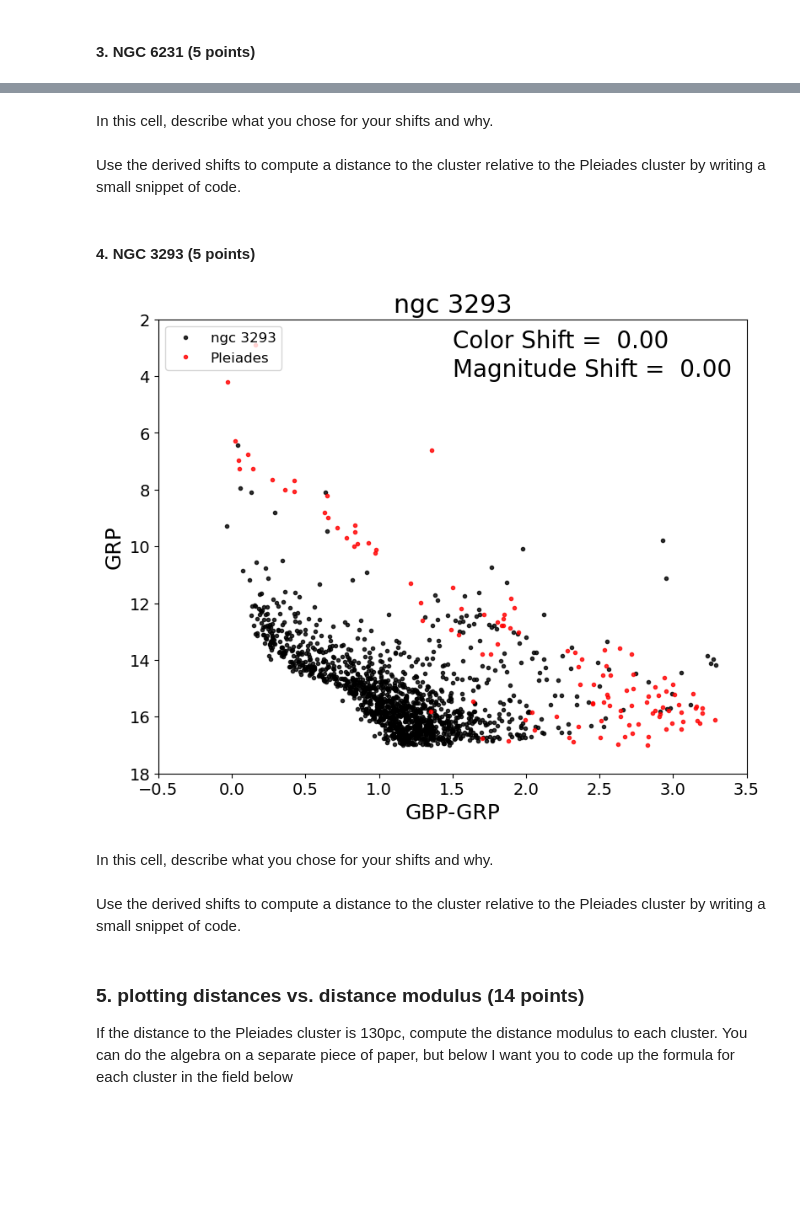
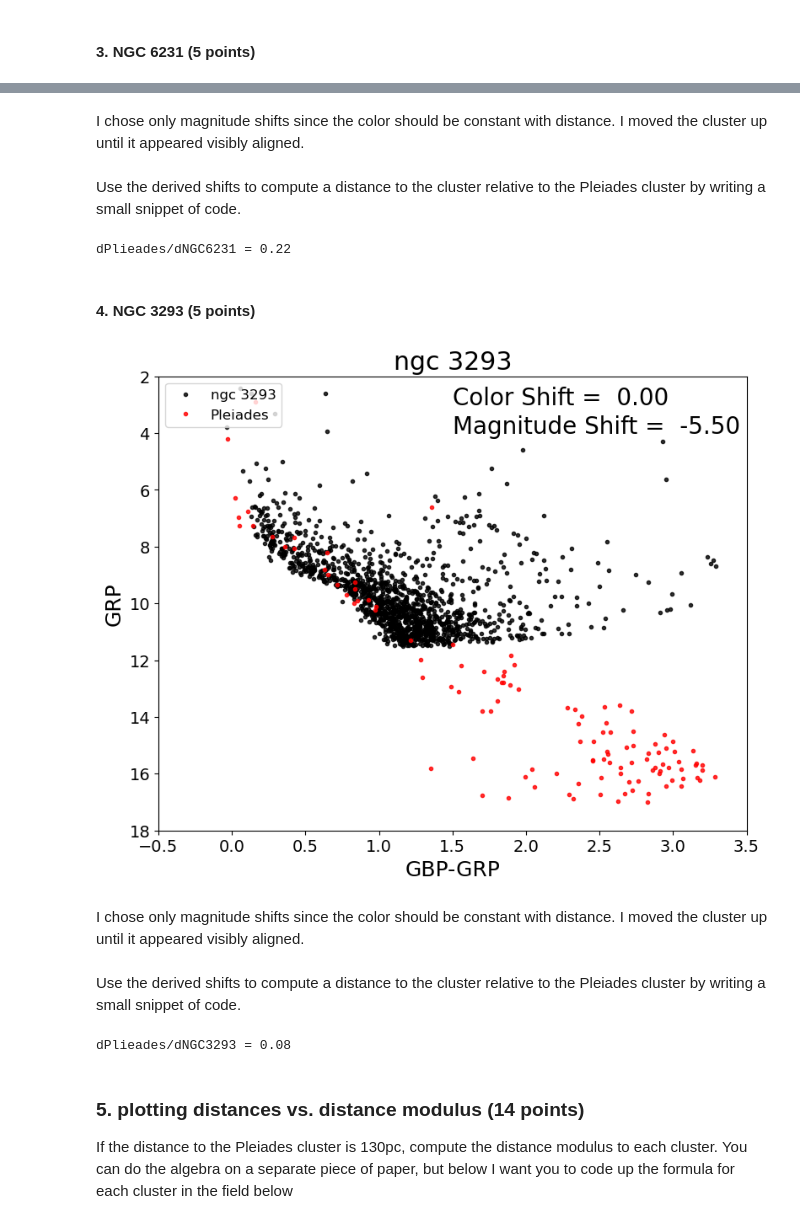
Before and after one commit to mikeweebs/CMD_distmod_student, a Jupyter notebook: cluster_plot_student.ipynb, the cells around one changed output, grey strips where cells are left out. Cells and saved outputs as stored; diff of their text form; code cells hidden in the pictures; blank space fills up the shorter version.

```diff
--- a/cluster_plot_student.ipynb
+++ b/cluster_plot_student.ipynb
@@ -93,5 +116,5 @@ cp.cmdplot(clustname='NGC 6231',magshift=0.0,colshift=0.0)
-# %% [markdown]
-In this cell, describe what you chose for your shifts and why.
+# %% [markdown]
+I chose only magnitude shifts since the color should be constant with distance. I moved the cluster up until it appeared visibly aligned.
 # %% [markdown]
 Use the derived shifts to compute a distance to the cluster relative to the Pleiades cluster by writing a small snippet of code.
 # %%
@@ -100,22 +123,26 @@ Use the derived shifts to compute a distance to the cluster relative to the Plei
 #### Write code here.
 
 # enter your calculated shift here
-shift_ngc6231 =
+shift_ngc6231 = -3.3
 
 # Assuming the distance to M45 is 130pc write an code expression that converts your shift into the ratio of the distances
 #the Pleiades to this cluster
-dist_ratio_ngc6231 =
+
+# Using derivation from earlier
+dist_ratio_ngc6231 = 10 ** (0.2 * shift_ngc6231)
 
 #prints to 2 significant digits
 print(f"dPlieades/dNGC6231 = {dist_ratio_ngc6231:4.2f}")
+# %% [output]
+dPlieades/dNGC6231 = 0.22
 # %% [markdown]
 #### 4. NGC 3293  (5 points)
 # %%
-cp.cmdplot(clustname='ngc 3293',magshift=0.0,colshift=0.0)
+cp.cmdplot(clustname='ngc 3293',magshift=-5.5,colshift=0.0)
 # %% [output]
-[figure, old version]
+[figure, new version]
-# %% [markdown]
-In this cell, describe what you chose for your shifts and why.
+# %% [markdown]
+I chose only magnitude shifts since the color should be constant with distance. I moved the cluster up until it appeared visibly aligned.
 # %% [markdown]
 Use the derived shifts to compute a distance to the cluster relative to the Pleiades cluster by writing a small snippet of code.
 # %%
@@ -124,14 +151,18 @@ Use the derived shifts to compute a distance to the cluster relative to the Plei
 #### Write code here.
 
 # enter your calculated shift here
-shift_ngc3293 =
+shift_ngc3293 = -5.5
 
 # Assuming the distance to M45 is 130pc write an code expression that converts your shift into the ratio of the distances
 #the Pleiades to this cluster
-dist_ratio_ngc3293 =
+
+# Using derivation from earlier
+dist_ratio_ngc3293 = 10 ** (0.2 * shift_ngc3293)
 
 #prints to 2 significant digits
 print(f"dPlieades/dNGC3293 = {dist_ratio_ngc3293:4.2f}")
+# %% [output]
+dPlieades/dNGC3293 = 0.08
 # %% [markdown]
 ### 5. plotting distances vs. distance modulus  (14 points)
 If the distance to the Pleiades cluster is 130pc, compute the distance modulus to each cluster.  You can do the algebra on a separate piece of paper, but below I want you to code up the formula for each cluster in the field below
```
Also changed, not shown: parts of 17 cells of this notebook.
